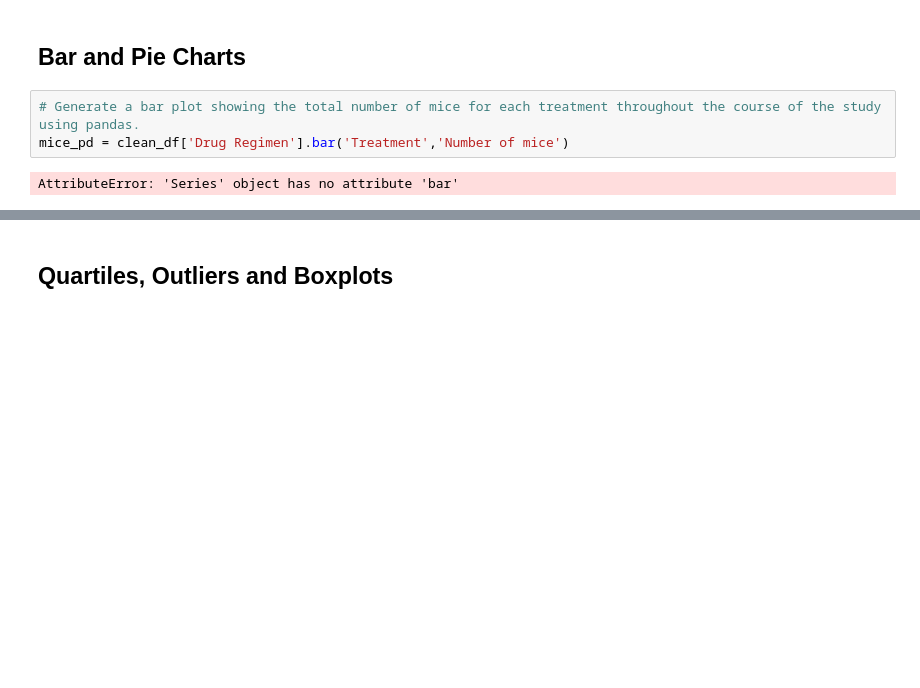
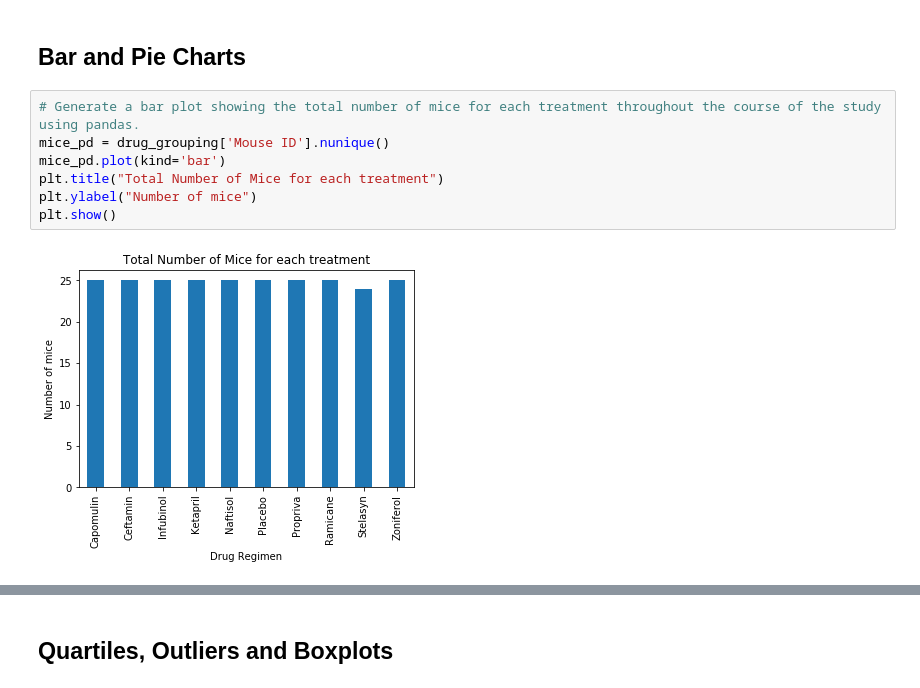
Before and after one commit to anishjv20/Matplotlib-challenge, a Jupyter notebook: Pymaceuticals/pymaceuticals.ipynb, the cells around one changed output, grey strips where cells are left out. Cells and saved outputs as stored; diff of their text form; blank space fills up the shorter version.

```diff
--- a/Pymaceuticals/pymaceuticals.ipynb
+++ b/Pymaceuticals/pymaceuticals.ipynb
@@ -121,8 +120,12 @@ clean_df
 ## Bar and Pie Charts
 # %%
 # Generate a bar plot showing the total number of mice for each treatment throughout the course of the study using pandas.
-mice_pd = clean_df['Drug Regimen'].bar('Treatment','Number of mice')
+mice_pd = drug_grouping['Mouse ID'].nunique()
+mice_pd.plot(kind='bar')
+plt.title("Total Number of Mice for each treatment")
+plt.ylabel("Number of mice")
+plt.show()
 # %% [output]
-AttributeError: 'Series' object has no attribute 'bar'
+[figure, added]
 # %%
 # Generate a bar plot showing the total number of mice for each treatment throughout the course of the study using pyplot.
```
Also changed, not shown: parts of 6 cells of this notebook.
